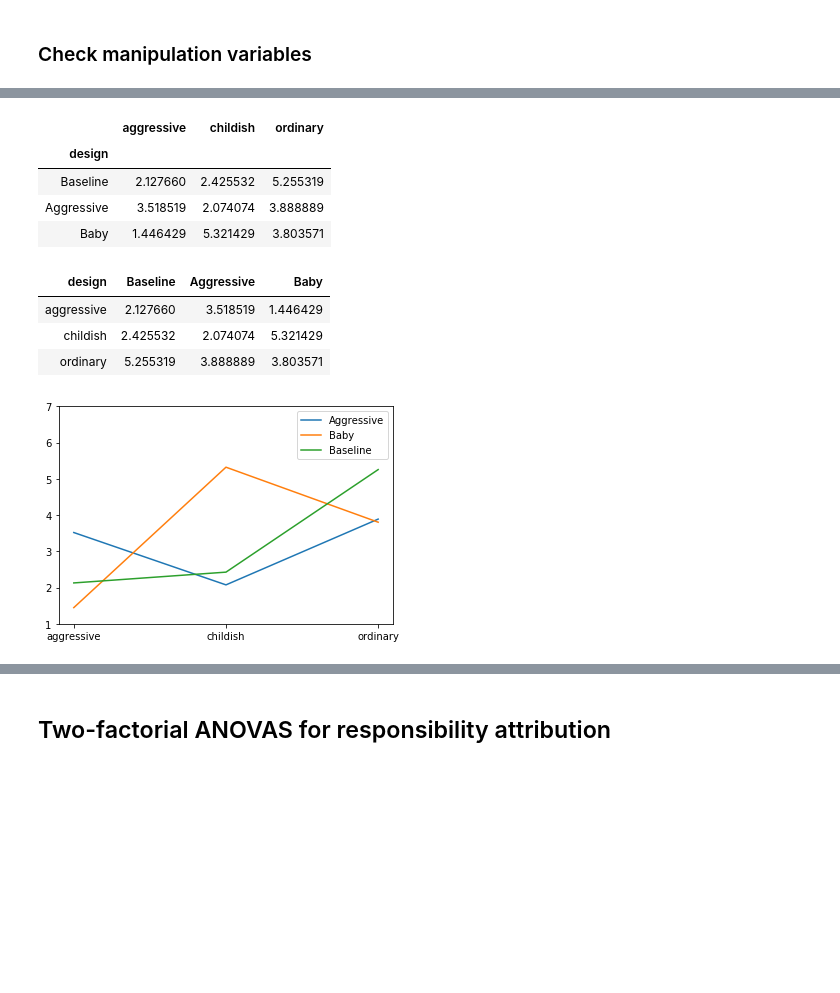
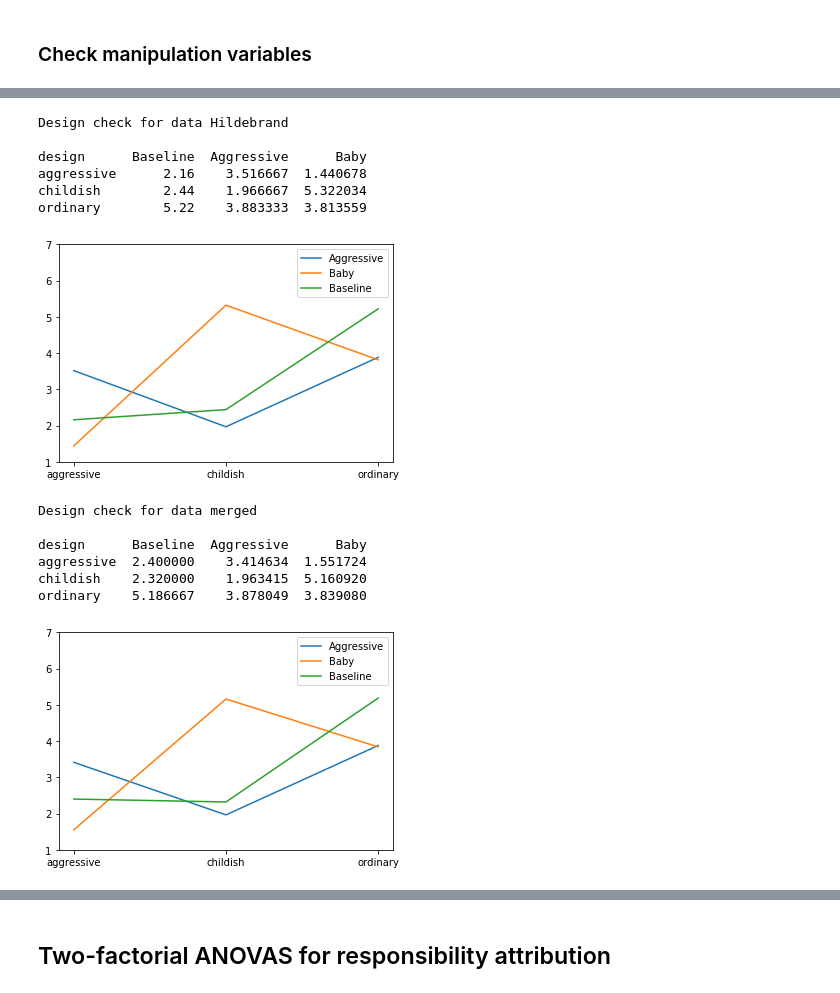
Before and after one commit to steffenwoelfl/Car-Responsibility, a Jupyter notebook: resp_analysis.ipynb, the cells around one changed output, grey strips where cells are left out. Cells and saved outputs as stored; diff of their text form; code cells hidden in the pictures; blank space fills up the shorter version.

```diff
--- a/resp_analysis.ipynb
+++ b/resp_analysis.ipynb
@@ -324,0 +350,5 @@ data.head()
+# %%
+#Merge dataframes
+
+data = pd.concat([data1, data2], ignore_index=True)
+data.shape
@@ -342,5 +374,8 @@ Index(['lfdn', 'external_lfdn', 'tester', 'dispcode', 'lastpage', 'quality',
        'cleaned', 'ats', 'datetime', 'date_of_last_access',
        'date_of_first_mail'],
       dtype='object')
+# %%
+data1.name = 'Data Hildebrand'
+data.name = 'Data merged'
 # %%
 # Cases per experimental condition
@@ -419,9 +480,14 @@ dict(enumerate(data['design'].cat.categories))
 ### Check manipulation variables
 # %%
 # Rename manipulationchecks Manip_Check_1 	Manip_Check_2 	Manip_Check_3
-data = data.rename(columns={"Manip_Check_1": "childish", "Manip_Check_2": "ordinary", "Manip_Check_3":"aggressive"})
 
-print(data[['car_check', 'childish', 'ordinary', 'aggressive']].describe()) #check min and max
-print('\nMissing values\n',data[['car_check', 'childish', 'ordinary', 'aggressive']].isna().sum()) #check for missing values
+def check_manip(data):
+    data = data.rename(columns={"Manip_Check_1": "childish", "Manip_Check_2": "ordinary", "Manip_Check_3":"aggressive"})
+    print(data[['car_check', 'childish', 'ordinary', 'aggressive']].describe()) #check min and max
+    print('\nMissing values\n',data[['car_check', 'childish', 'ordinary', 'aggressive']].isna().sum()) #check for missing values
+    return data
+
+data = check_manip(data)
+data1 = check_manip(data1)
 # %% [output]
         car_check    childish    ordinary  aggressive
@@ -458,34 +543,39 @@ Mean car_check for Level 5: 8.577
-# %%
-# Average design evaluations for differnt design types
-
-means_by_cond = pd.pivot_table(data, values=['childish', 'ordinary', 'aggressive'], index=['design'])
-
-means_by_cond
-# %% [output]
-|  | aggressive | childish | ordinary |
-| design |  |  |  |
-| Baseline | 2.127660 | 2.425532 | 5.255319 |
-| Aggressive | 3.518519 | 2.074074 | 3.888889 |
-| Baby | 1.446429 | 5.321429 | 3.803571 |
-# %%
-design_means = means_by_cond.T
-design_means
-# %% [output]
-| design | Baseline | Aggressive | Baby |
-| aggressive | 2.127660 | 3.518519 | 1.446429 |
-| childish | 2.425532 | 2.074074 | 5.321429 |
-| ordinary | 5.255319 | 3.888889 | 3.803571 |
 # %%
-plt.plot(design_means['Aggressive'])
-plt.plot(design_means['Baby'])
-plt.plot(design_means['Baseline'])
+# Display perceptions of design
 
-plt.legend(['Aggressive', 'Baby', 'Baseline'])
-plt.xticks([0,1,2], labels=['aggressive', 'childish', 'ordinary'])
-plt.ylim(1,7)
+def design_check(data):
+    means_by_cond = pd.pivot_table(data, values=['childish', 'ordinary', 'aggressive'], index=['design'])
+    design_means = means_by_cond.T
+    print(design_means)
+    fig = plt.figure()
+    plt.plot(design_means['Aggressive'])
+    plt.plot(design_means['Baby'])
+    plt.plot(design_means['Baseline'])
 
-plt.show()
+    plt.legend(['Aggressive', 'Baby', 'Baseline'])
+    plt.xticks([0,1,2], labels=['aggressive', 'childish', 'ordinary'])
+    plt.ylim(1,7)
+
+    plt.show()
+
+print('Design check for data Hildebrand\n')
+design_check(data1)
+print('\nDesign check for data merged\n')
+design_check(data)
 # %% [output]
+Design check for data Hildebrand
+
+design      Baseline  Aggressive      Baby
+aggressive      2.16    3.516667  1.440678
+childish        2.44    1.966667  5.322034
+ordinary        5.22    3.883333  3.813559
-[figure, old version]
+[figure, new version]
+Design check for data merged
+
+design      Baseline  Aggressive      Baby
+aggressive  2.400000    3.414634  1.551724
+childish    2.320000    1.963415  5.160920
+ordinary    5.186667    3.878049  3.839080
+[figure, added]
 # %%
 # T-tests for manipulation check
```
Also changed, not shown: parts of 33 cells of this notebook.
